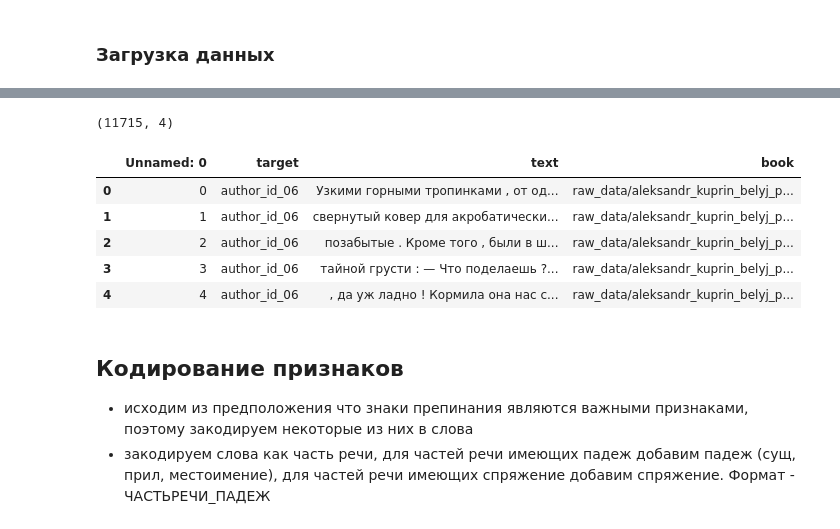
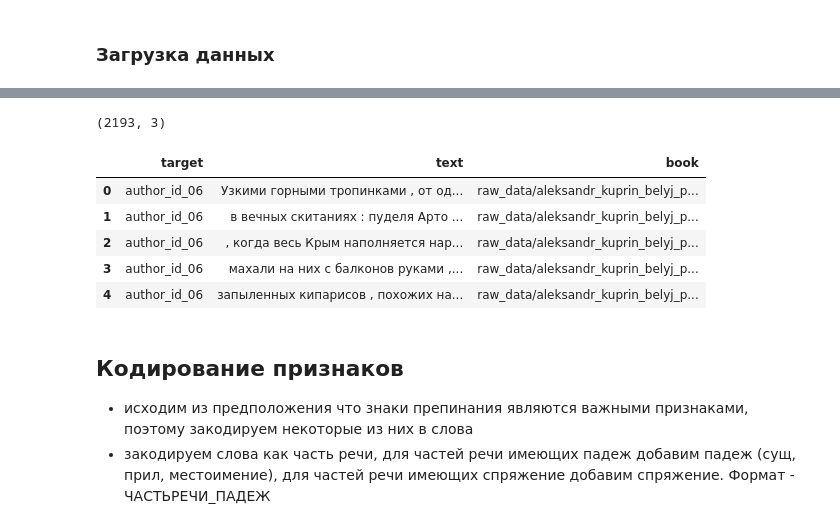
Before and after one commit to kirill-rubashevskiy/mlds23-authorship-identification, a Jupyter notebook: ML/Base_model_(D.Shiltsov).ipynb, the cells around one changed output, grey strips where cells are left out. Saved outputs shown, nothing was run; the diff lists cells and outputs as text; code cells hidden in the pictures.

```diff
--- a/ML/Base_model_(D.Shiltsov).ipynb
+++ b/ML/Base_model_(D.Shiltsov).ipynb
@@ -90,15 +76,15 @@ View run at https://wandb.ai/mlds23_ai/authorship_identification/runs/2jxftzei
 # %%
-df = pd.read_csv('./tmp_data/splitted_df.csv')
+df = pd.read_csv('./data/splitted_df_3000.csv')
 print(df.shape)
 df.head()
 # %% [output]
-(11715, 4)
+(2193, 3)
-|  | Unnamed: 0 | target | text | book |
-| 0 | 0 | author_id_06 | Узкими горными тропинками , от од... | raw_data/aleksandr_kuprin_belyj_p... |
-| 1 | 1 | author_id_06 | свернутый ковер для акробатически... | raw_data/aleksandr_kuprin_belyj_p... |
-| 2 | 2 | author_id_06 | позабытые . Кроме того , были в ш... | raw_data/aleksandr_kuprin_belyj_p... |
-| 3 | 3 | author_id_06 | тайной грусти : — Что поделаешь ?... | raw_data/aleksandr_kuprin_belyj_p... |
-| 4 | 4 | author_id_06 | , да уж ладно ! Кормила она нас с... | raw_data/aleksandr_kuprin_belyj_p... |
+|  | target | text | book |
+| 0 | author_id_06 | Узкими горными тропинками , от од... | raw_data/aleksandr_kuprin_belyj_p... |
+| 1 | author_id_06 | в вечных скитаниях : пуделя Арто ... | raw_data/aleksandr_kuprin_belyj_p... |
+| 2 | author_id_06 | , когда весь Крым наполняется нар... | raw_data/aleksandr_kuprin_belyj_p... |
+| 3 | author_id_06 | махали на них с балконов руками ,... | raw_data/aleksandr_kuprin_belyj_p... |
+| 4 | author_id_06 | запыленных кипарисов , похожих на... | raw_data/aleksandr_kuprin_belyj_p... |
 # %%
 # сохранение признаков и целевого признака в отдельные переменные
 X = df['text']
```
Also changed, not shown: parts of 23 cells of this notebook.
